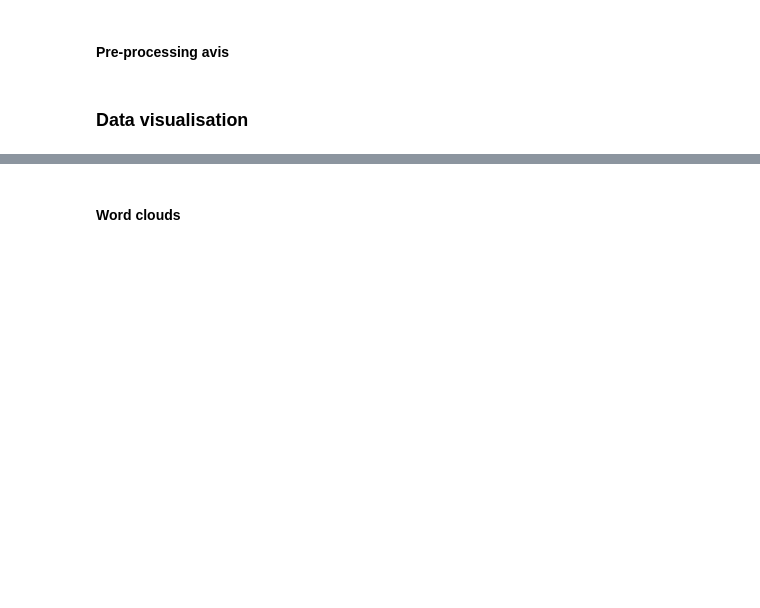
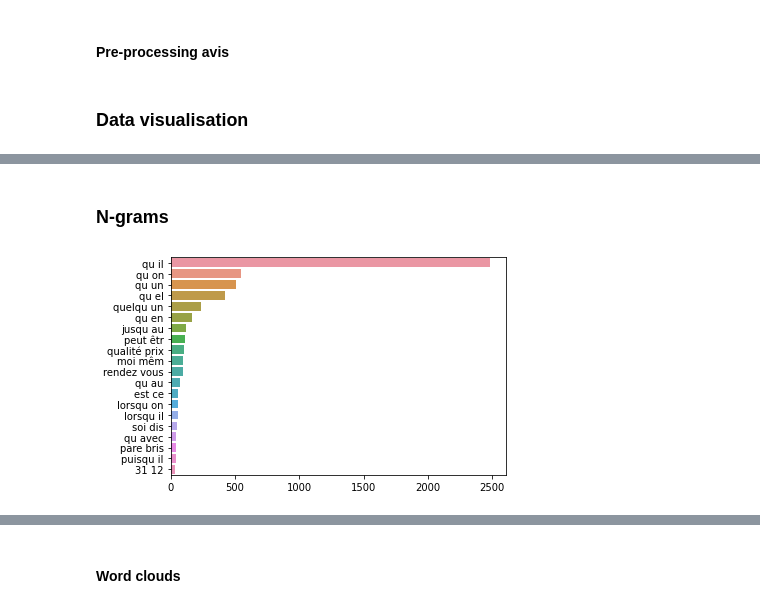
Before and after one commit to m-cheicki/NLP_Project_2, a Jupyter notebook: CELIE_CHEICKISMAIL_NLP_PROJECT2_INSURANCE-Copy1.ipynb, the cells around one changed output, grey strips where cells are left out. Saved outputs shown, nothing was run; the diff lists cells and outputs as text; code cells hidden in the pictures; blank space fills up the shorter version.

```diff
--- a/CELIE_CHEICKISMAIL_NLP_PROJECT2_INSURANCE-Copy1.ipynb
+++ b/CELIE_CHEICKISMAIL_NLP_PROJECT2_INSURANCE-Copy1.ipynb
@@ -160,15 +183,38 @@ def process_avis(avis):
     avis = avis.lower()
     # Tokenize
     avis = word_tokenize(avis)
-    # Remove stop words
-    avis = [i for i in avis if i not in stop_words]
     # Remove empty strings
     avis = [i for i in avis if i]
     # Remove punctation marks
-    avis = [i for i in avis if i not in list(',.;:!?()-"`+')]
+    avis = [i for i in avis if i not in list(',.;:!?()-"`+%')]
+    # Remove stop words
+    avis = [i for i in avis if i not in stop_words]
+
     return avis
+# %%
+def stemming_avis(avis):
+    # Stemming
+    avis = [stemmer.stem(_) for _ in avis]
+    avis = [i for i in avis if i not in stop_words]
+
+    return avis
 # %%
 df['processed_avis'] = df['avis'].apply(process_avis)
+df['stemmed_avis'] = df['processed_avis'].apply(stemming_avis)
+# %%
+def plot_top_ngrams_barchart(corpus, n = 2):
+    corpus = [word for i in corpus for word in i]
+    def _get_top_ngram(corpus, n = None):
+        vec = CountVectorizer(ngram_range=(n, n)).fit(corpus)
+        bag_of_words = vec.transform(corpus)
+        sum_words = bag_of_words.sum(axis=0)
+        words_freq = [(word, sum_words[0, idx]) for word, idx in vec.vocabulary_.items()]
+        words_freq = sorted(words_freq, key = lambda x: x[1], reverse = True)
+        return words_freq[:20]
+
+    top_n_bigrams = _get_top_ngram(corpus,n)[:20]
+    x,y = map(list, zip(*top_n_bigrams))
+    sns.barplot(x=y,y=x)
 # %% [markdown]
 ### Data visualisation
 # %%
@@ -272,0 +311,6 @@ fig.update_layout(
+# %% [markdown]
+### N-grams
+# %%
+plot_top_ngrams_barchart(df['stemmed_avis'], 2)
+# %% [output]
+[figure, added]
```
Also changed, not shown: parts of 38 cells of this notebook.
